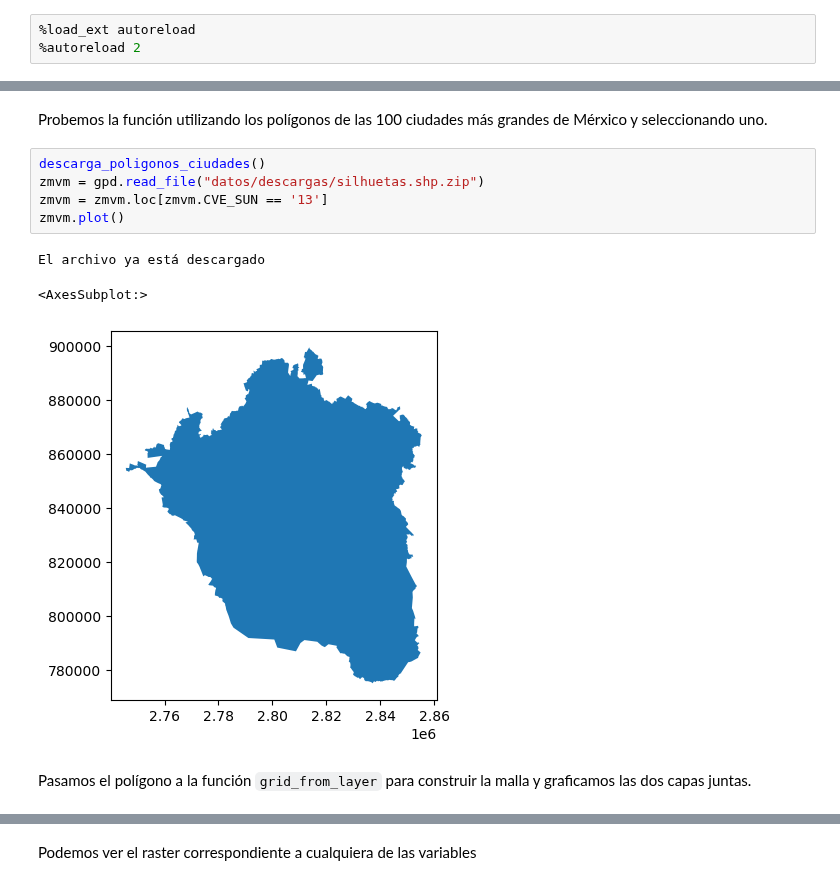
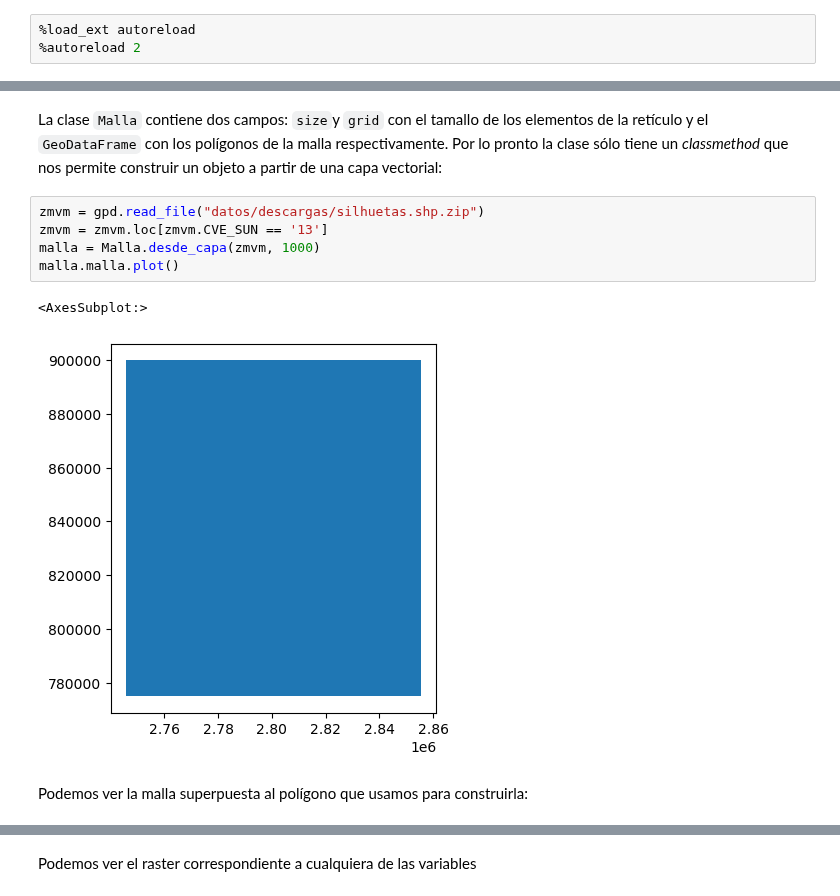
Before and after one commit to CentroGeo/pyLandUseMX, a Jupyter notebook: 01_mallas.ipynb, the cells around one changed output, grey strips where cells are left out. Drawn from its saved outputs; the diff is of its cells as text.

Commit message:
Refactor de funciones a la clase Malla.

```diff
--- a/01_mallas.ipynb
+++ b/01_mallas.ipynb
@@ -51,14 +57,13 @@ def grid_from_layer(layer: gpd.GeoDataFrame, # Capa que define la extensión esp
-# %% [markdown]
-Probemos la función utilizando los polígonos de las 100 ciudades más grandes de Mérxico y seleccionando uno.
+# %% [markdown]
+La clase `Malla` contiene dos campos: `size`y `grid` con el tamallo de los elementos de la retículo y el `GeoDataFrame` con los polígonos de la malla respectivamente. Por lo pronto la clase sólo tiene un _classmethod_ que nos permite construir un objeto a partir de una capa vectorial:
 # %%
-descarga_poligonos_ciudades()
 zmvm = gpd.read_file("datos/descargas/silhuetas.shp.zip")
 zmvm = zmvm.loc[zmvm.CVE_SUN == '13']
-zmvm.plot()
+malla = Malla.desde_capa(zmvm, 1000)
+malla.malla.plot()
 # %% [output]
-El archivo ya está descargado
+<AxesSubplot:>
-<AxesSubplot:>
-[figure, old version]
+[figure, new version]
-# %% [markdown]
-Pasamos el polígono a la función `grid_from_layer` para construir la malla y graficamos las dos capas juntas.
+# %% [markdown]
+Podemos ver la malla superpuesta al polígono que usamos para construirla:
 # %%
```
Also changed, not shown: parts of 32 cells of this notebook, 2 other files.
